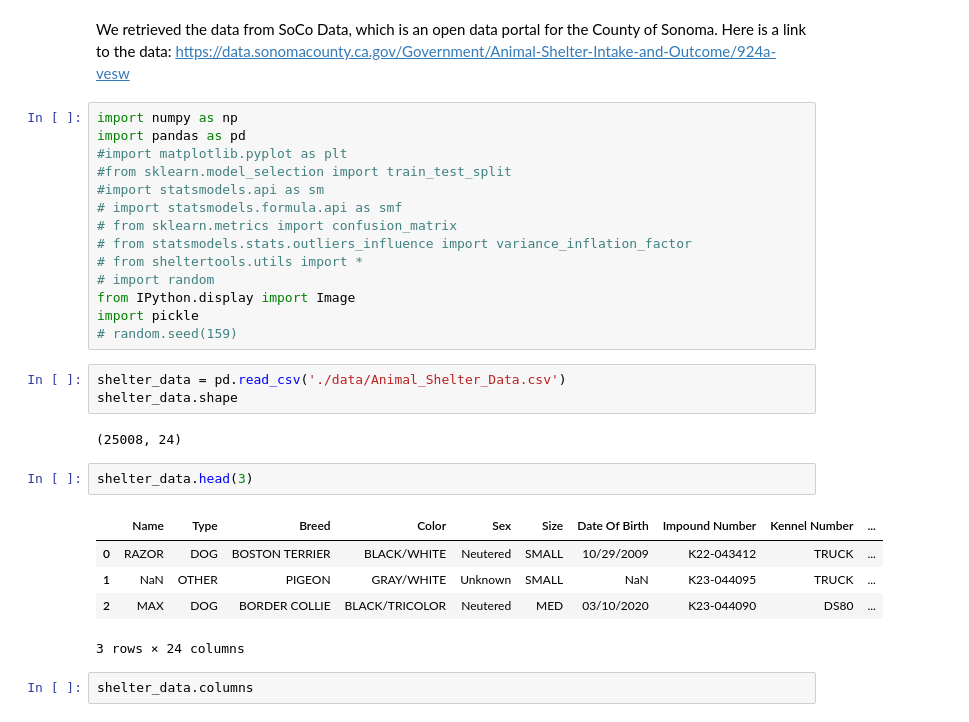
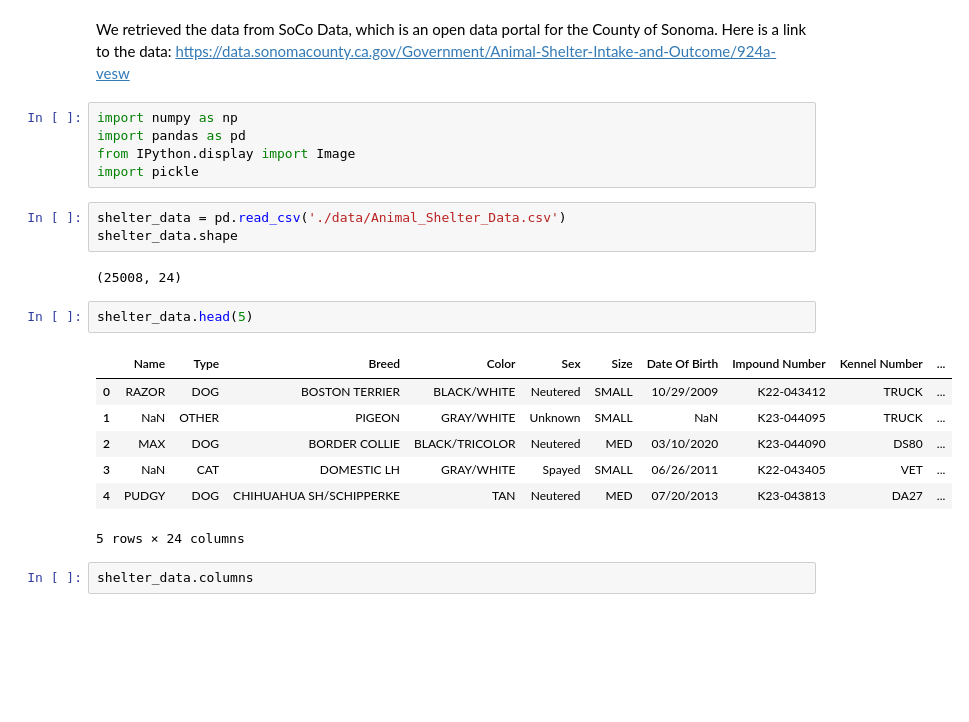
Before and after one commit to UCB-stat-159-s23/project-Group12, a Jupyter notebook: main.ipynb, the cells around one changed output. Drawn from its saved outputs; the diff is of its cells as text; blank space fills up the shorter version.

```diff
--- a/main.ipynb
+++ b/main.ipynb
@@ -15,30 +18,23 @@ We retrieved the data from SoCo Data, which is an open data portal for the Count
 # %%
 import numpy as np
 import pandas as pd
-#import matplotlib.pyplot as plt
-#from sklearn.model_selection import train_test_split
-#import statsmodels.api as sm
-# import statsmodels.formula.api as smf
-# from sklearn.metrics import confusion_matrix
-# from statsmodels.stats.outliers_influence import variance_inflation_factor
-# from sheltertools.utils import *
-# import random
 from IPython.display import Image
 import pickle
-# random.seed(159)
 # %%
 shelter_data = pd.read_csv('./data/Animal_Shelter_Data.csv')
 shelter_data.shape
 # %% [output]
 (25008, 24)
 # %%
-shelter_data.head(3)
+shelter_data.head(5)
 # %% [output]
 |  | Name | Type | Breed | Color | Sex | Size | Date Of Birth | Impound Number | Kennel Number | ... |
 | 0 | RAZOR | DOG | BOSTON TERRIER | BLACK/WHITE | Neutered | SMALL | 10/29/2009 | K22-043412 | TRUCK | ... |
 | 1 | NaN | OTHER | PIGEON | GRAY/WHITE | Unknown | SMALL | NaN | K23-044095 | TRUCK | ... |
 | 2 | MAX | DOG | BORDER COLLIE | BLACK/TRICOLOR | Neutered | MED | 03/10/2020 | K23-044090 | DS80 | ... |
+| 3 | NaN | CAT | DOMESTIC LH | GRAY/WHITE | Spayed | SMALL | 06/26/2011 | K22-043405 | VET | ... |
+| 4 | PUDGY | DOG | CHIHUAHUA SH/SCHIPPERKE | TAN | Neutered | MED | 07/20/2013 | K23-043813 | DA27 | ... |
-3 rows × 24 columns
+5 rows × 24 columns
 # %%
 shelter_data.columns
 # %% [output]
```
Also changed, not shown: parts of 15 cells of this notebook, 3 other files.
